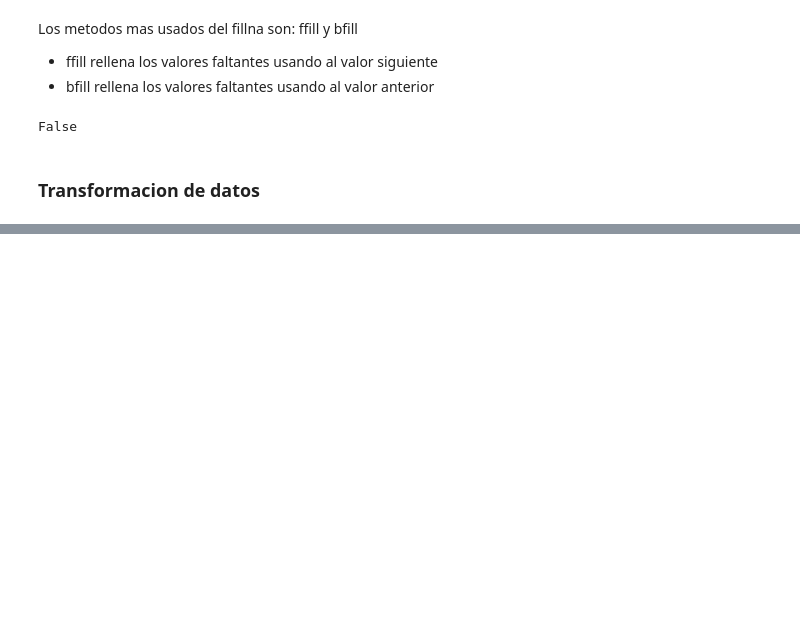
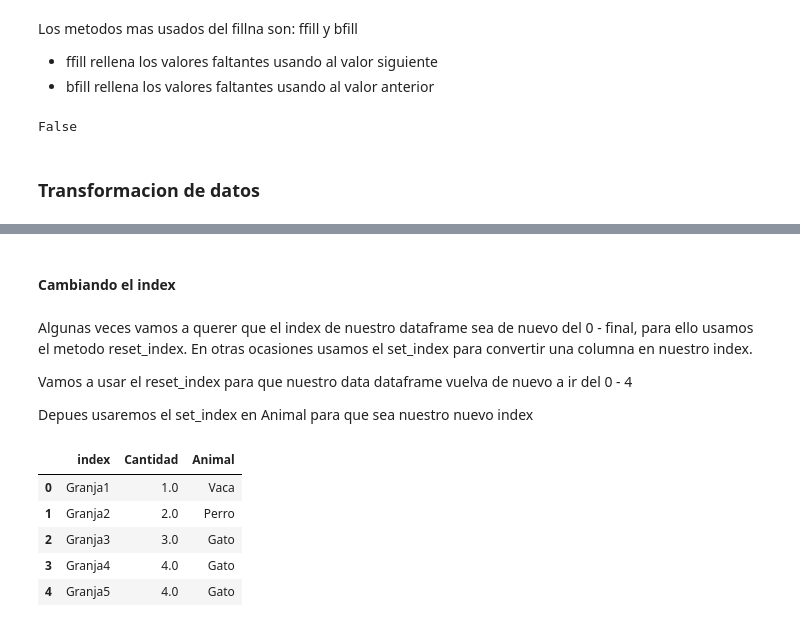
Before and after one commit to mrHyde90/DataScienceCourse, a Jupyter notebook: Pandas.ipynb, the cells around one changed output, grey strips where cells are left out. Saved outputs shown, nothing was run; the diff lists cells and outputs as text; code cells hidden in the pictures; blank space fills up the shorter version.

```diff
--- a/Pandas.ipynb
+++ b/Pandas.ipynb
@@ -905,0 +908,4 @@ False
+# %%
+#Creamos el DF
+data = pd.DataFrame({"anmal": ["Vaca", "Perro", "Gato", "Gato", "Gato"], "Cantidad": [1.0, 2.0, 3.0, 4.0, 4.0]})
+data
@@ -905,0 +983,3 @@ False
+# %%
+data.columns = ["Cantidad", "Animal"]
+data
@@ -905,0 +1004,3 @@ False
+# %%
+data.index = ["Granja1", "Granja2", "Granja3", "Granja4", "Granja5"]
+data
@@ -905,0 +1014,17 @@ False
+# %% [markdown]
+#### Cambiando el index
+# %% [markdown]
+Algunas veces vamos a querer que el index de nuestro dataframe sea de nuevo del 0 - final, para ello usamos el metodo reset_index. En otras ocasiones usamos el set_index para convertir una columna en nuestro index.
+
+Vamos a usar el reset_index para que nuestro data dataframe vuelva de nuevo a ir del 0 - 4
+
+Depues usaremos el set_index en Animal para que sea nuestro nuevo index
+# %%
+data.reset_index()
+# %% [output]
+|  | index | Cantidad | Animal |
+| 0 | Granja1 | 1.0 | Vaca |
+| 1 | Granja2 | 2.0 | Perro |
+| 2 | Granja3 | 3.0 | Gato |
+| 3 | Granja4 | 4.0 | Gato |
+| 4 | Granja5 | 4.0 | Gato |
```
Also changed, not shown: parts of 19 cells of this notebook.
